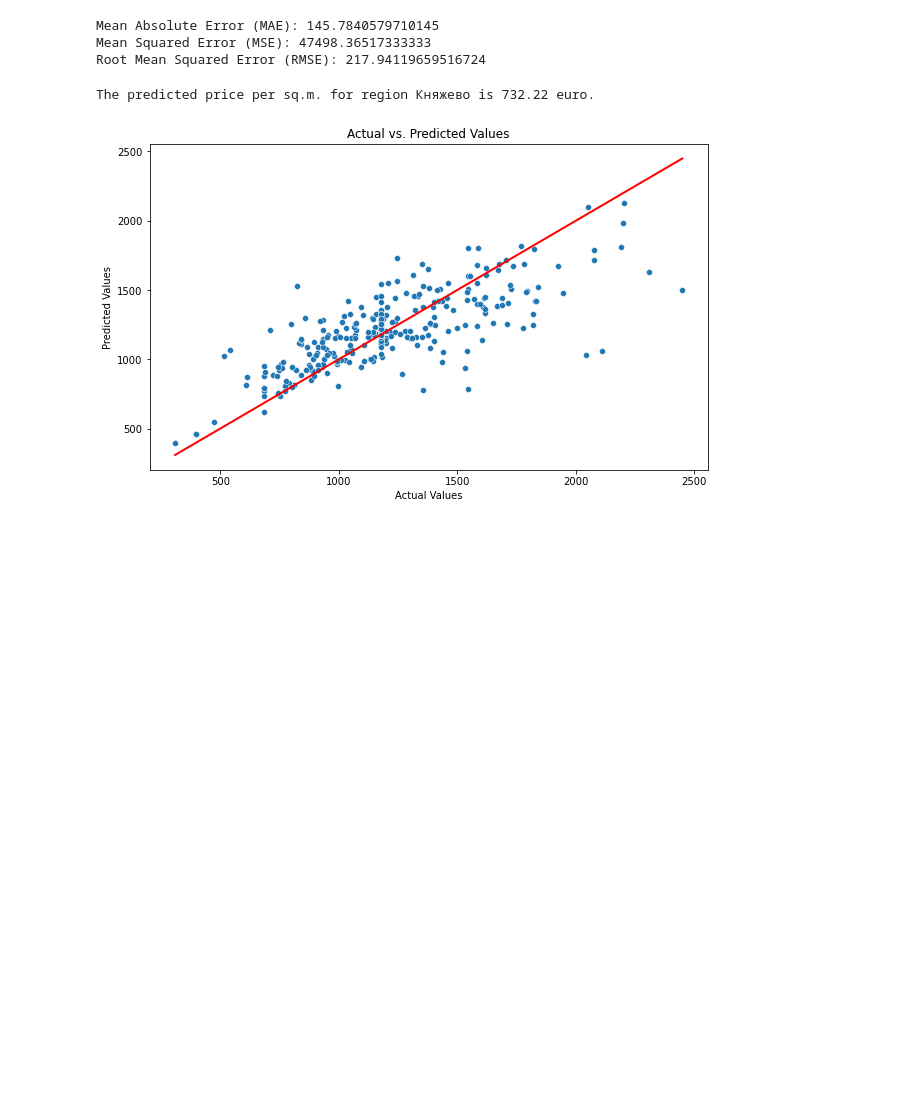
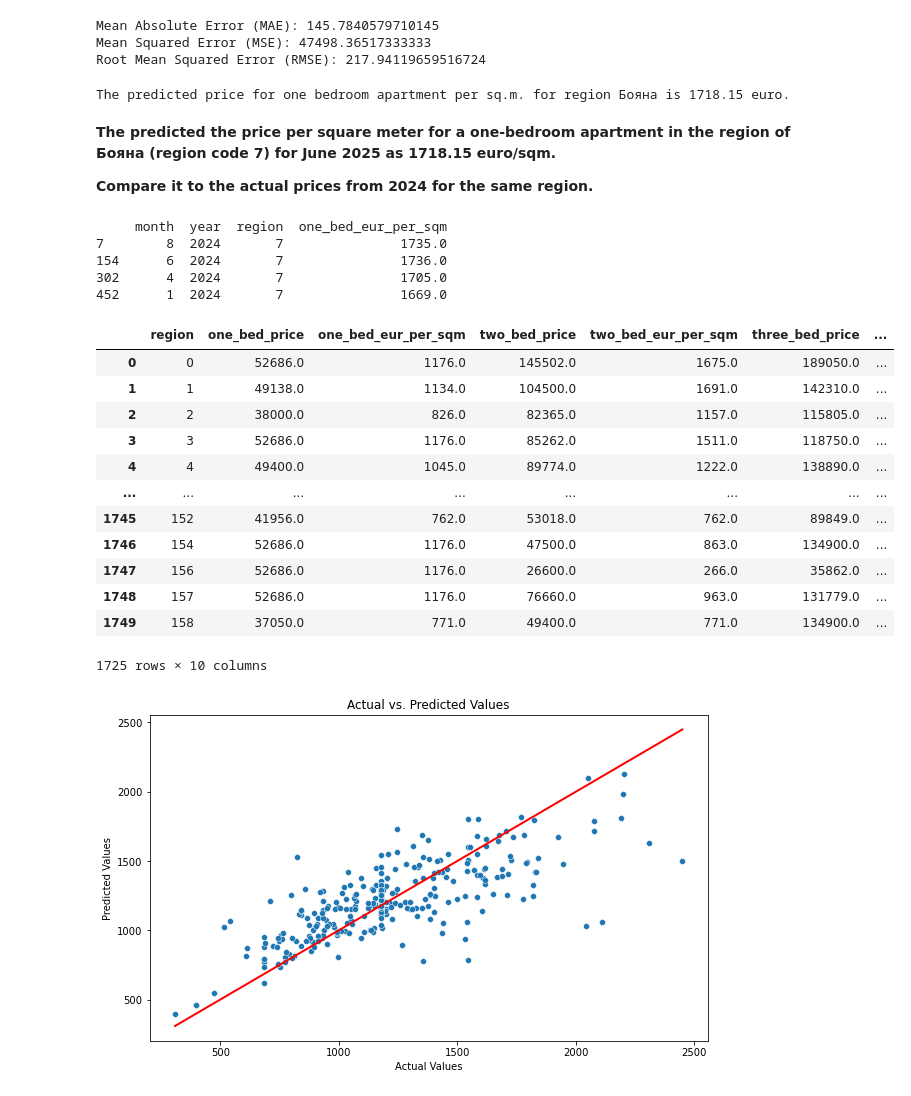
Before and after one commit to GalkaKG/Predicting-Sofia-Real-Estate-Prices, a Jupyter notebook: second_dataset_eda_and_modeling.ipynb, the cells around one changed output. Cells and saved outputs as stored; diff of their text form; code cells hidden in the pictures; blank space fills up the shorter version.

```diff
--- a/second_dataset_eda_and_modeling.ipynb
+++ b/second_dataset_eda_and_modeling.ipynb
@@ -609,17 +611,46 @@ def predict_price_per_sqm(region_code, month, year, model, label_encoder):
     decoded_regions = label_encoder.inverse_transform([region_code])
 
     # Return the result
-    return f'The predicted price per sq.m. for region {decoded_regions[0]} is {predicted_price_per_sqm[0]:.2f} euro.'
+    return f'The predicted price for one bedroom apartment per sq.m. for region {decoded_regions[0]} is {predicted_price_per_sqm[0]:.2f} euro.'
 
 
-region_code = 40
+region_code = 7
 month = 6
 year = 2025
 
 result = predict_price_per_sqm(region_code, month, year, model, label_encoder)
 print(result)
 # %% [output]
-The predicted price per sq.m. for region Княжево is 732.22 euro.
+The predicted price for one bedroom apartment per sq.m. for region Бояна is 1718.15 euro.
+# %% [markdown]
+__The predicted the price per square meter for a one-bedroom apartment in the region of Бояна (region code 7) for June 2025 as 1718.15 euro/sqm.__
+
+__Compare it to the actual prices from 2024 for the same region.__
+# %%
+filtered_df = second_df[(second_df['region'] == 7) & (second_df['year'] == 2024)]
+print(filtered_df[['month', 'year','region', 'one_bed_eur_per_sqm']])
+# %% [output]
+     month  year  region  one_bed_eur_per_sqm
+7        8  2024       7               1735.0
+154      6  2024       7               1736.0
+302      4  2024       7               1705.0
+452      1  2024       7               1669.0
+# %%
+second_df[second_df['year'] == 2024]
+# %% [output]
+|  | region | one_bed_price | one_bed_eur_per_sqm | two_bed_price | two_bed_eur_per_sqm | three_bed_price | ... |
+| 0 | 0 | 52686.0 | 1176.0 | 145502.0 | 1675.0 | 189050.0 | ... |
+| 1 | 1 | 49138.0 | 1134.0 | 104500.0 | 1691.0 | 142310.0 | ... |
+| 2 | 2 | 38000.0 | 826.0 | 82365.0 | 1157.0 | 115805.0 | ... |
+| 3 | 3 | 52686.0 | 1176.0 | 85262.0 | 1511.0 | 118750.0 | ... |
+| 4 | 4 | 49400.0 | 1045.0 | 89774.0 | 1222.0 | 138890.0 | ... |
+| ... | ... | ... | ... | ... | ... | ... | ... |
+| 1745 | 152 | 41956.0 | 762.0 | 53018.0 | 762.0 | 89849.0 | ... |
+| 1746 | 154 | 52686.0 | 1176.0 | 47500.0 | 863.0 | 134900.0 | ... |
+| 1747 | 156 | 52686.0 | 1176.0 | 26600.0 | 266.0 | 35862.0 | ... |
+| 1748 | 157 | 52686.0 | 1176.0 | 76660.0 | 963.0 | 131779.0 | ... |
+| 1749 | 158 | 37050.0 | 771.0 | 49400.0 | 771.0 | 134900.0 | ... |
+1725 rows × 10 columns
 # %%
 plt.figure(figsize=(10, 6))
 sns.scatterplot(x=y_test, y=y_pred)
```
Also changed, not shown: parts of 1 cell of this notebook.
